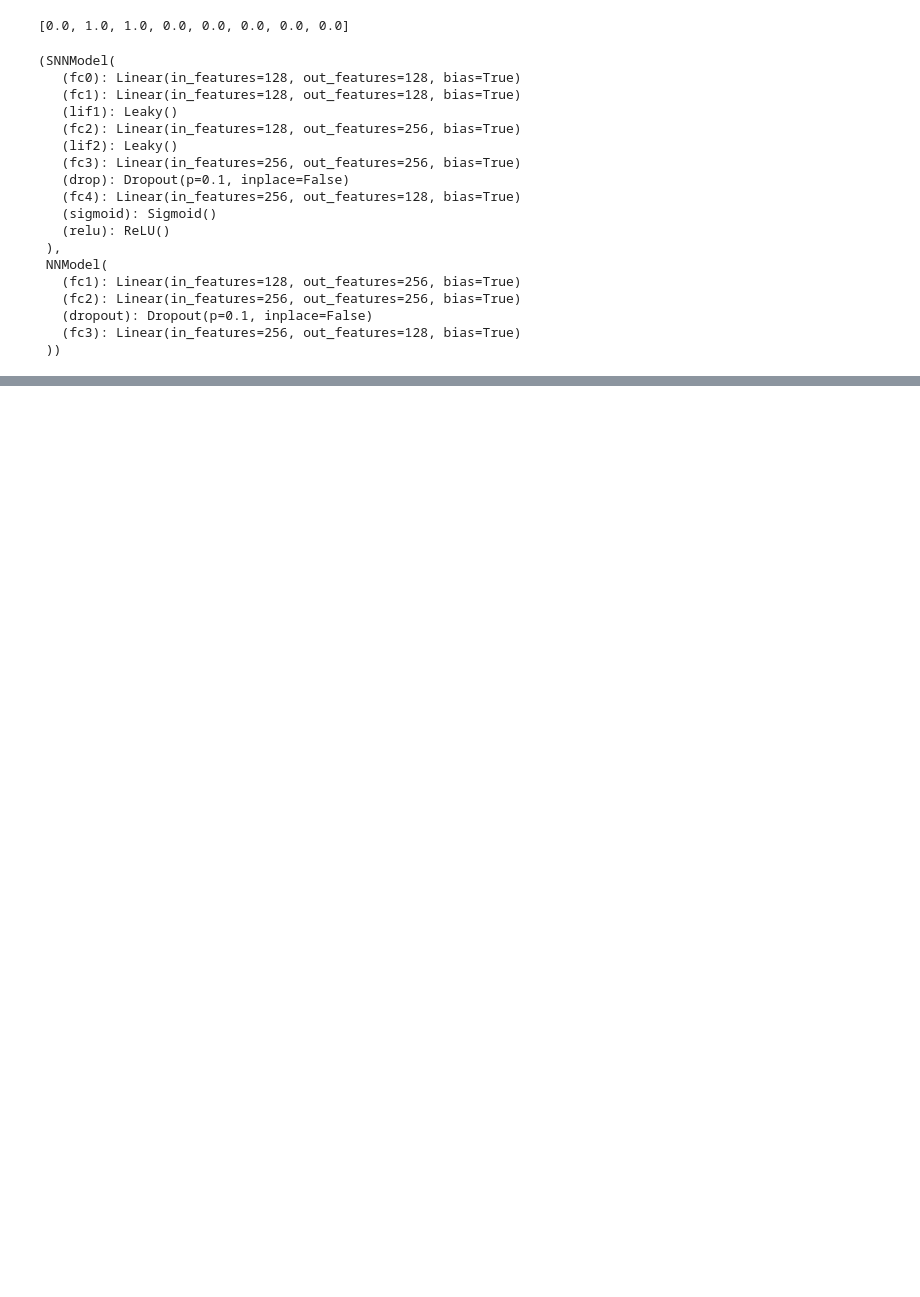
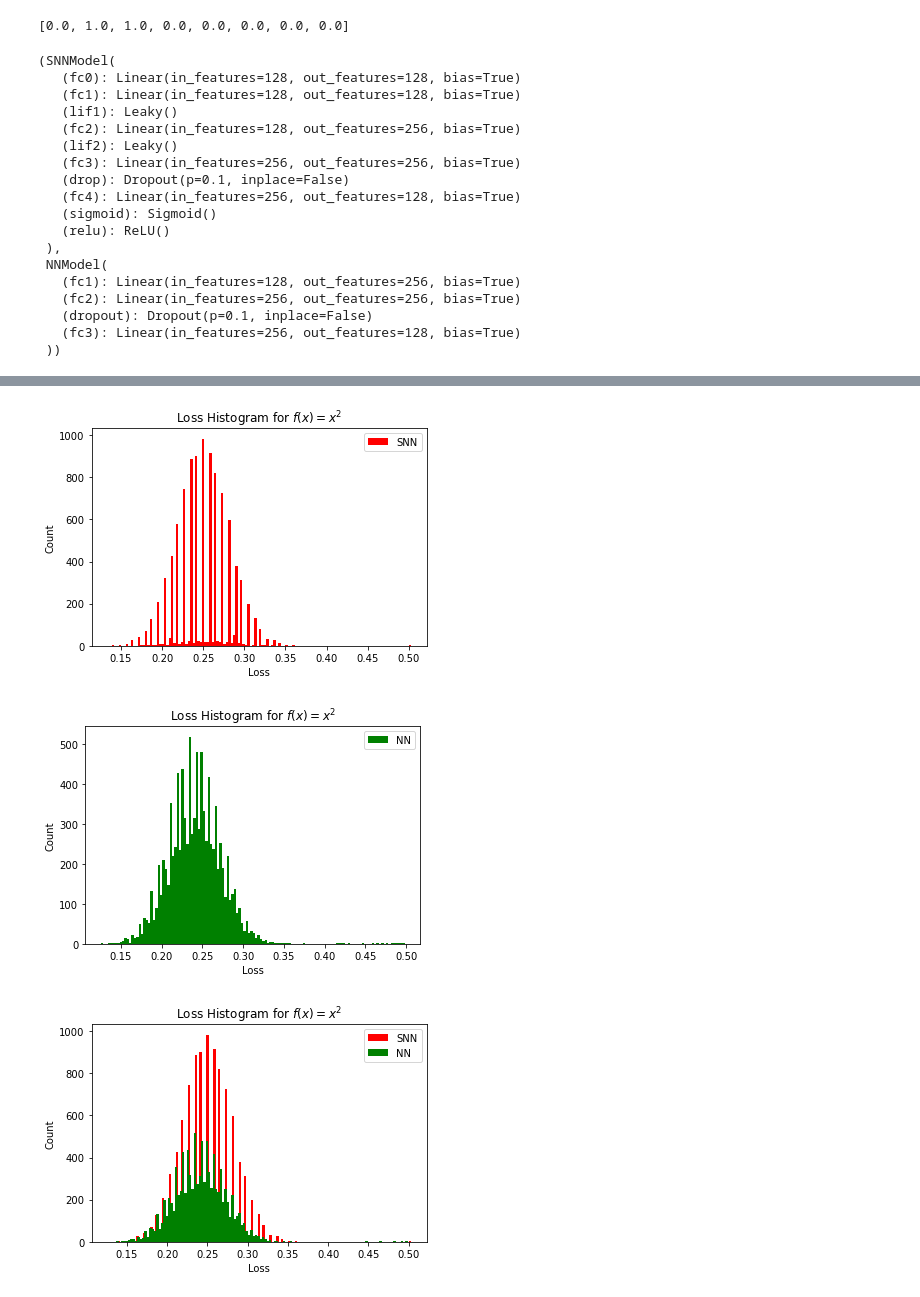
Before and after one commit to pdrabik223/the-neural-cryptography, a Jupyter notebook: experiments/SNN_AES.ipynb, the cells around one changed output, grey strips where cells are left out. Cells and saved outputs as stored; diff of their text form; code cells hidden in the pictures; blank space fills up the shorter version.

```diff
--- a/experiments/SNN_AES.ipynb
+++ b/experiments/SNN_AES.ipynb
@@ -276,3 +355,27 @@ plt.hist(nn_loss_hist,bins=128)
+# %%
+plt.title('Loss Histogram for $f(x)=x^2$')
+plt.xlabel('Loss')
+plt.ylabel('Count')
+plt.hist(snn_loss_hist,bins=128, color='r', label='SNN')
+plt.legend()
+plot("xsqr_snn_loss_histogram.pgf")
+plt.title('Loss Histogram for $f(x)=x^2$')
+plt.xlabel('Loss')
+plt.ylabel('Count')
+plt.hist(nn_loss_hist,bins=128, color='g', label='NN')
+plt.legend()
+plot("xsqr_nn_loss_histogram.pgf")
+plt.title('Loss Histogram for $f(x)=x^2$')
+plt.xlabel('Loss')
+plt.ylabel('Count')
+plt.hist(snn_loss_hist,bins=128, color='r', label='SNN')
+plt.hist(nn_loss_hist,bins=128, color='g', label='NN')
+plt.legend()
+plot("xsqr_both_loss_histogram.pgf")
+# %% [output]
+[figure, added]
+[figure, added]
+[figure, added]
 # %%
 import numpy as np
 
```
Also changed, not shown: parts of 16 cells of this notebook.
